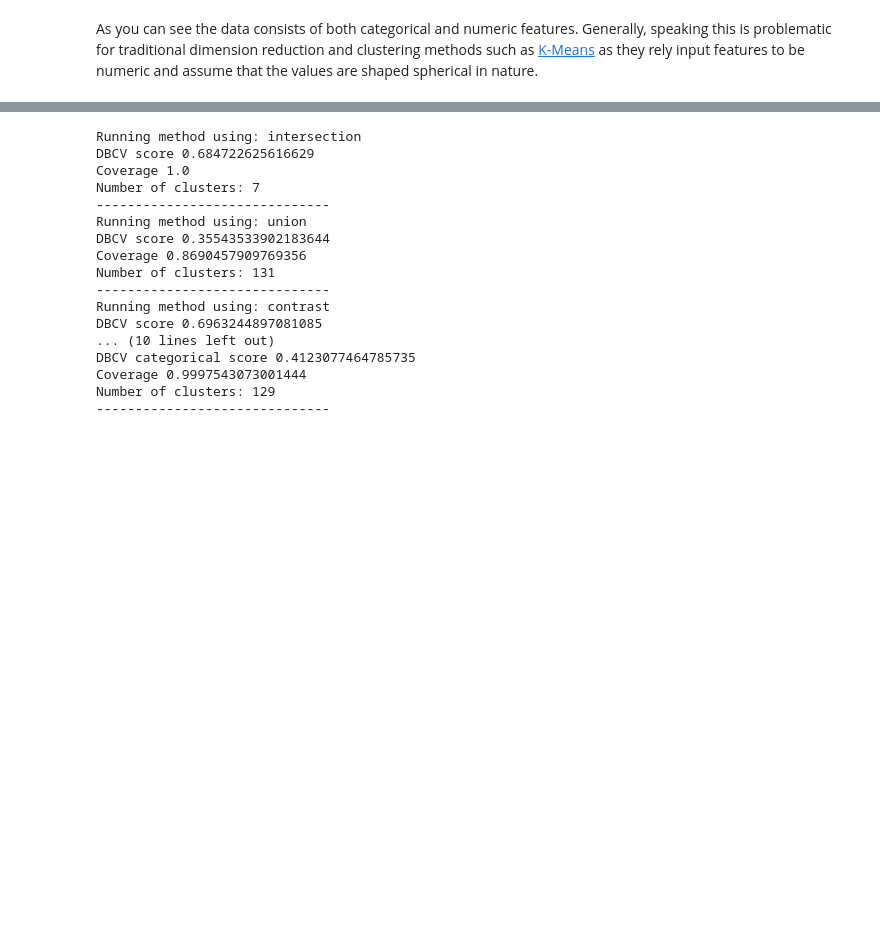
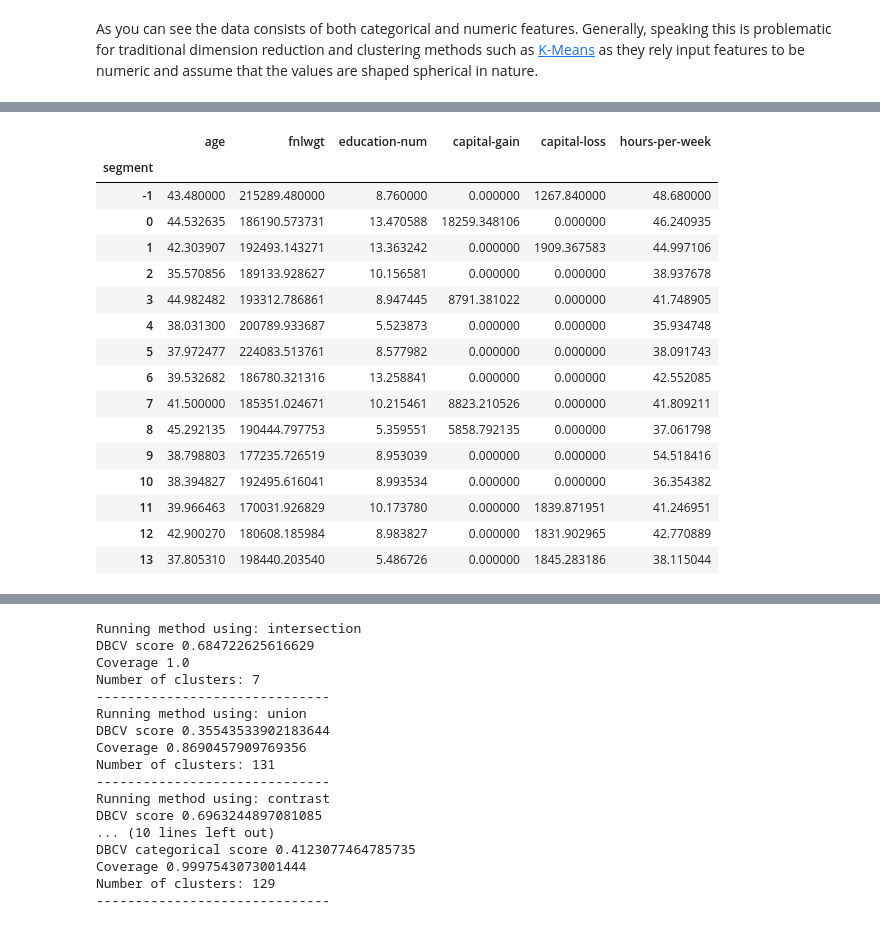
Before and after one commit to awslabs/amazon-denseclus, a Jupyter notebook: notebooks/DenseClusImplentation.ipynb, the cells around one changed output, grey strips where cells are left out. Cells and saved outputs as stored; diff of their text form; code cells hidden in the pictures; blank space fills up the shorter version.

```diff
--- a/notebooks/DenseClusImplentation.ipynb
+++ b/notebooks/DenseClusImplentation.ipynb
@@ -207,0 +143,25 @@ DBCV categorical score: 0.4123077464785735
+# %%
+numerical=df
+numerical["segment"] = hdb_numerical.labels_
+
+numerics = numerical.select_dtypes(include=[int, float]).drop(labels=["segment"], axis=1).columns.tolist()
+
+numerical[numerics + ["segment"]].groupby(["segment"]).mean()
+# %% [output]
+|  | age | fnlwgt | education-num | capital-gain | capital-loss | hours-per-week |
+| segment |  |  |  |  |  |  |
+| -1 | 43.480000 | 215289.480000 | 8.760000 | 0.000000 | 1267.840000 | 48.680000 |
+| 0 | 44.532635 | 186190.573731 | 13.470588 | 18259.348106 | 0.000000 | 46.240935 |
+| 1 | 42.303907 | 192493.143271 | 13.363242 | 0.000000 | 1909.367583 | 44.997106 |
+| 2 | 35.570856 | 189133.928627 | 10.156581 | 0.000000 | 0.000000 | 38.937678 |
+| 3 | 44.982482 | 193312.786861 | 8.947445 | 8791.381022 | 0.000000 | 41.748905 |
+| 4 | 38.031300 | 200789.933687 | 5.523873 | 0.000000 | 0.000000 | 35.934748 |
+| 5 | 37.972477 | 224083.513761 | 8.577982 | 0.000000 | 0.000000 | 38.091743 |
+| 6 | 39.532682 | 186780.321316 | 13.258841 | 0.000000 | 0.000000 | 42.552085 |
+| 7 | 41.500000 | 185351.024671 | 10.215461 | 8823.210526 | 0.000000 | 41.809211 |
+| 8 | 45.292135 | 190444.797753 | 5.359551 | 5858.792135 | 0.000000 | 37.061798 |
+| 9 | 38.798803 | 177235.726519 | 8.953039 | 0.000000 | 0.000000 | 54.518416 |
+| 10 | 38.394827 | 192495.616041 | 8.993534 | 0.000000 | 0.000000 | 36.354382 |
+| 11 | 39.966463 | 170031.926829 | 10.173780 | 0.000000 | 1839.871951 | 41.246951 |
+| 12 | 42.900270 | 180608.185984 | 8.983827 | 0.000000 | 1831.902965 | 42.770889 |
+| 13 | 37.805310 | 198440.203540 | 5.486726 | 0.000000 | 1845.283186 | 38.115044 |
```
Also changed, not shown: parts of 39 cells of this notebook.
